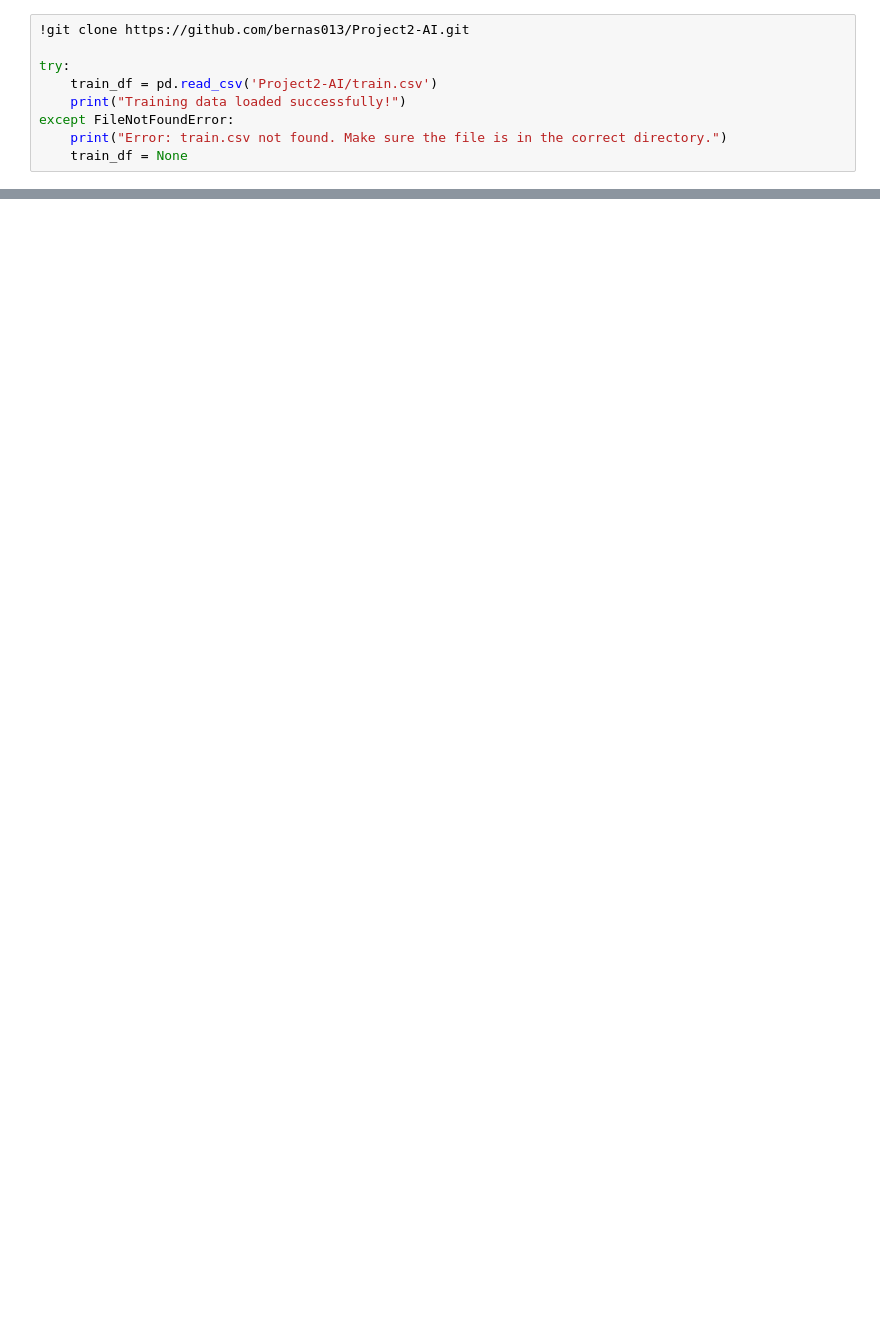
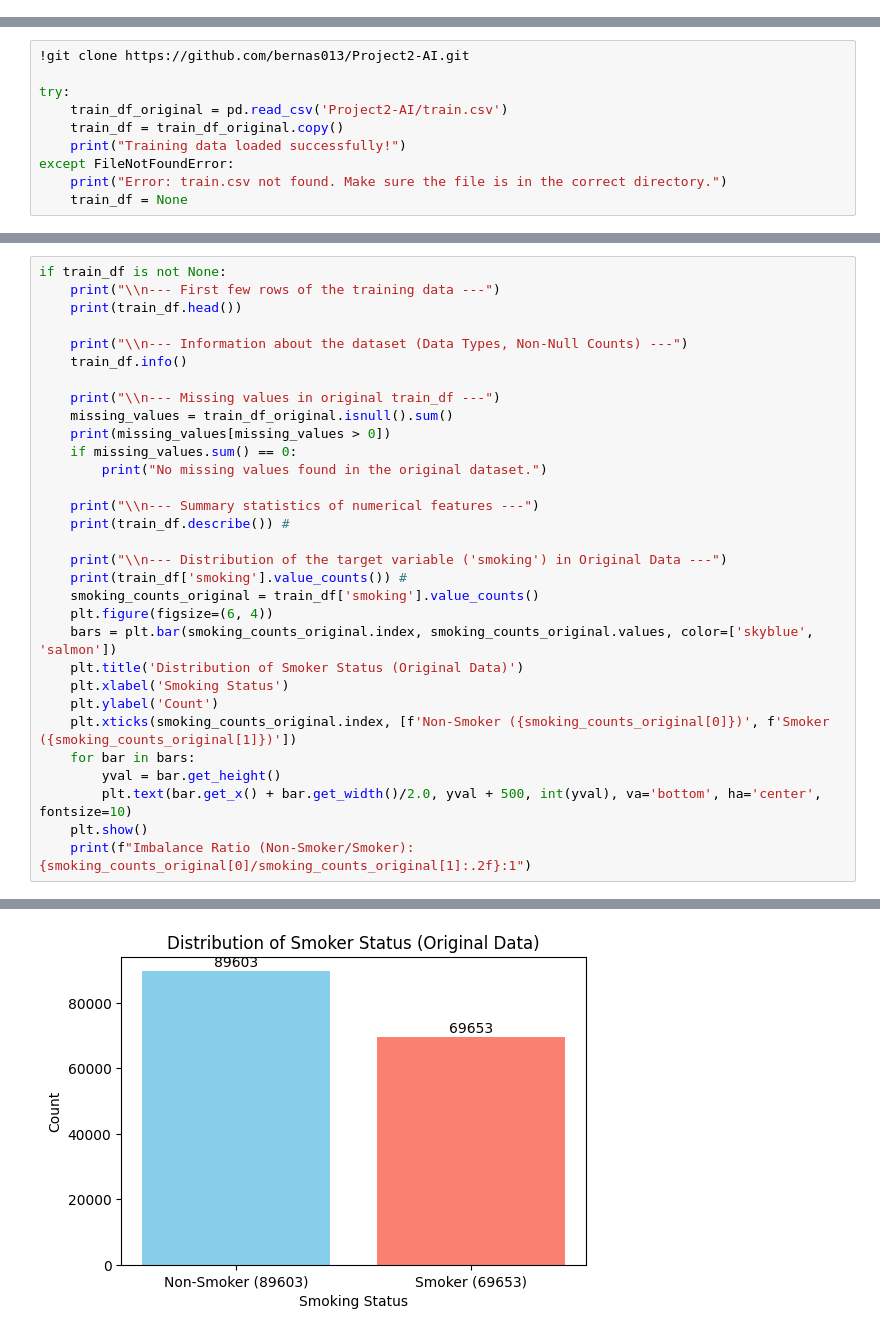
Before and after one commit to bernas013/Project2-AI, a Jupyter notebook: Project_AI_2.ipynb, the cells around one changed output, grey strips where cells are left out. Cells and saved outputs as stored; diff of their text form; blank space fills up the shorter version.

```diff
--- a/Project_AI_2.ipynb
+++ b/Project_AI_2.ipynb
@@ -15,9 +0,0 @@ Dataset loading to be used accross project
-# %%
-!git clone https://github.com/bernas013/Project2-AI.git
-
-try:
-    train_df = pd.read_csv('Project2-AI/train.csv')
-    print("Training data loaded successfully!")
-except FileNotFoundError:
-    print("Error: train.csv not found. Make sure the file is in the correct directory.")
-    train_df = None
@@ -679,0 +104,10 @@ Neural Network model trained!
+# %%
+!git clone https://github.com/bernas013/Project2-AI.git
+
+try:
+    train_df_original = pd.read_csv('Project2-AI/train.csv')
+    train_df = train_df_original.copy()
+    print("Training data loaded successfully!")
+except FileNotFoundError:
+    print("Error: train.csv not found. Make sure the file is in the correct directory.")
+    train_df = None
@@ -679,0 +119,32 @@ Neural Network model trained!
+# %%
+if train_df is not None:
+    print("\\n--- First few rows of the training data ---")
+    print(train_df.head())
+
+    print("\\n--- Information about the dataset (Data Types, Non-Null Counts) ---")
+    train_df.info()
+
+    print("\\n--- Missing values in original train_df ---")
+    missing_values = train_df_original.isnull().sum()
+    print(missing_values[missing_values > 0])
+    if missing_values.sum() == 0:
+        print("No missing values found in the original dataset.")
+
+    print("\\n--- Summary statistics of numerical features ---")
+    print(train_df.describe()) #
+
+    print("\\n--- Distribution of the target variable ('smoking') in Original Data ---")
+    print(train_df['smoking'].value_counts()) #
+    smoking_counts_original = train_df['smoking'].value_counts()
+    plt.figure(figsize=(6, 4))
+    bars = plt.bar(smoking_counts_original.index, smoking_counts_original.values, color=['skyblue', 'salmon'])
+    plt.title('Distribution of Smoker Status (Original Data)')
+    plt.xlabel('Smoking Status')
+    plt.ylabel('Count')
+    plt.xticks(smoking_counts_original.index, [f'Non-Smoker ({smoking_counts_original[0]})', f'Smoker ({smoking_counts_original[1]})'])
+    for bar in bars:
+        yval = bar.get_height()
+        plt.text(bar.get_x() + bar.get_width()/2.0, yval + 500, int(yval), va='bottom', ha='center', fontsize=10)
+    plt.show()
+    print(f"Imbalance Ratio (Non-Smoker/Smoker): {smoking_counts_original[0]/smoking_counts_original[1]:.2f}:1")
+# %% [output]
@@ -679,0 +168 @@ Neural Network model trained!
+[figure, added]
```
Also changed, not shown: parts of 53 cells of this notebook.
